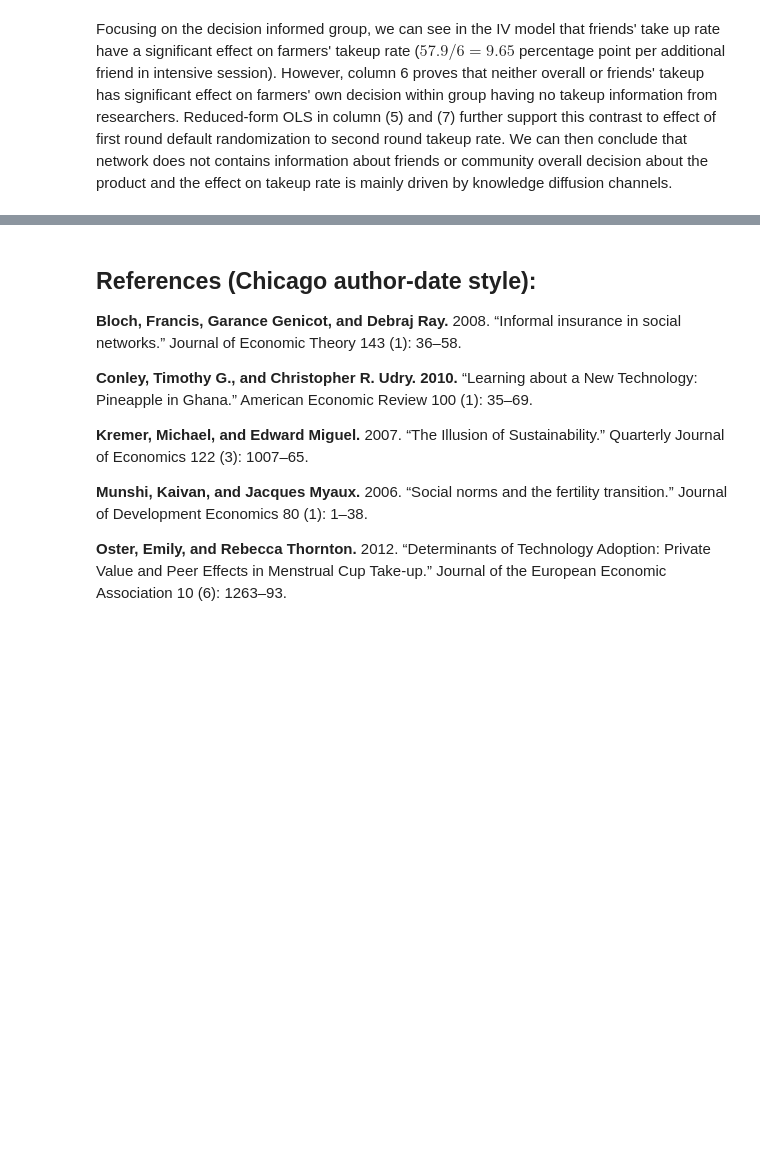
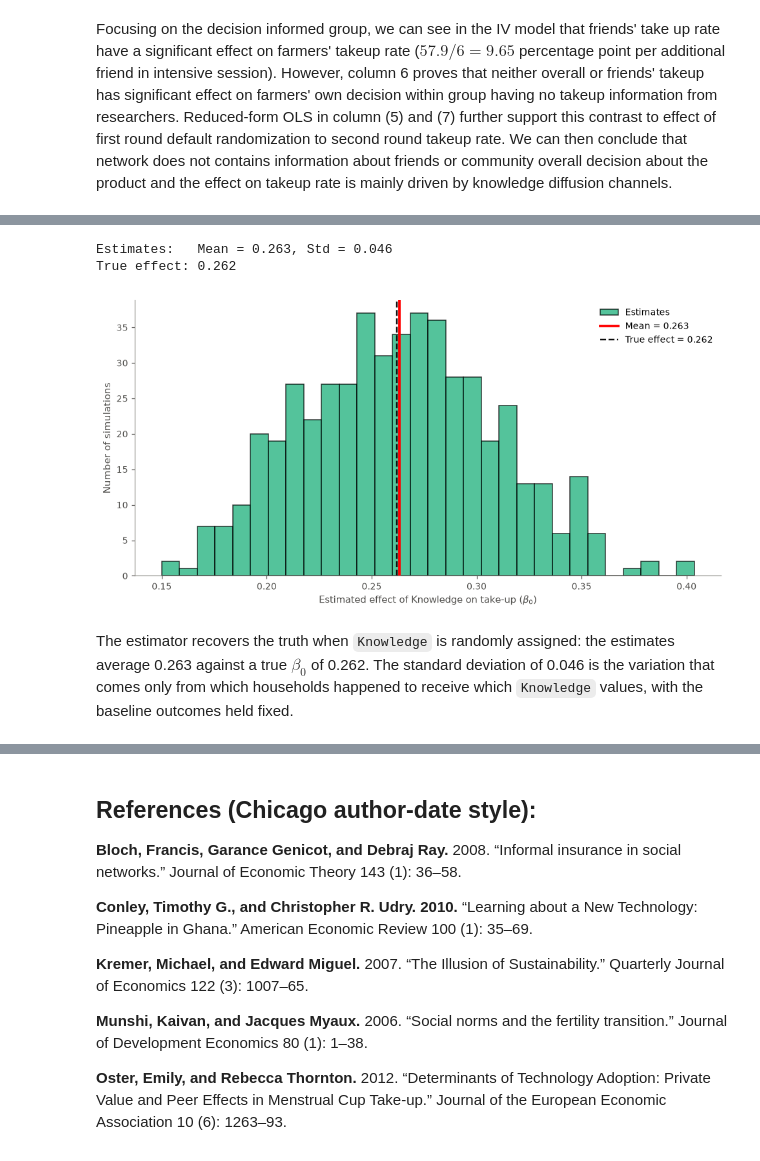
Before and after one commit to hn1802-uw/Social-Networks-and-the-Decision-to-Insure, a Jupyter notebook: project.ipynb, the cells around one changed output, grey strips where cells are left out. Cells and saved outputs as stored; diff of their text form; code cells hidden in the pictures; blank space fills up the shorter version.

Commit message:
Add monte carlo simulation and robustness check

```diff
--- a/project.ipynb
+++ b/project.ipynb
@@ -424,0 +491,14 @@ Focusing on the decision informed group, we can see in the IV model that friends
+# %%
+estimates, beta0 = run_simulation(df, n_simulations=500)
+
+print(f"Estimates:   Mean = {estimates.mean():.3f}, Std = {estimates.std():.3f}")
+print(f"True effect: {beta0:.3f}")
+# %% [output]
+Estimates:   Mean = 0.263, Std = 0.046
+True effect: 0.262
+# %%
+fig = plot_simulated_estimates(estimates, beta0)
+# %% [output]
+[figure, added]
+# %% [markdown]
+The estimator recovers the truth when `Knowledge` is randomly assigned: the estimates average 0.263 against a true $\beta_0$ of 0.262. The standard deviation of 0.046 is the variation that comes only from which households happened to receive which `Knowledge` values, with the baseline outcomes held fixed.
```
Also changed, not shown: parts of 10 cells of this notebook, 6 other files.
